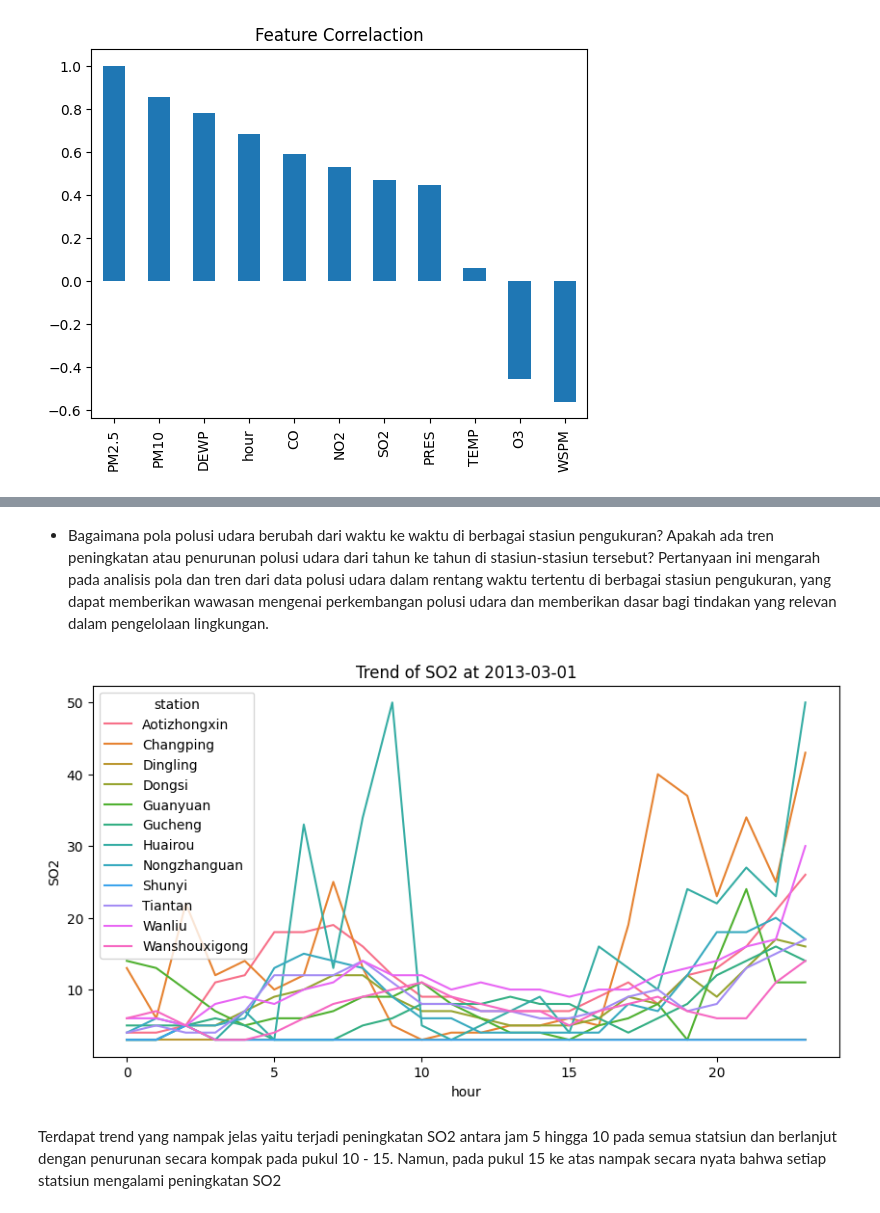
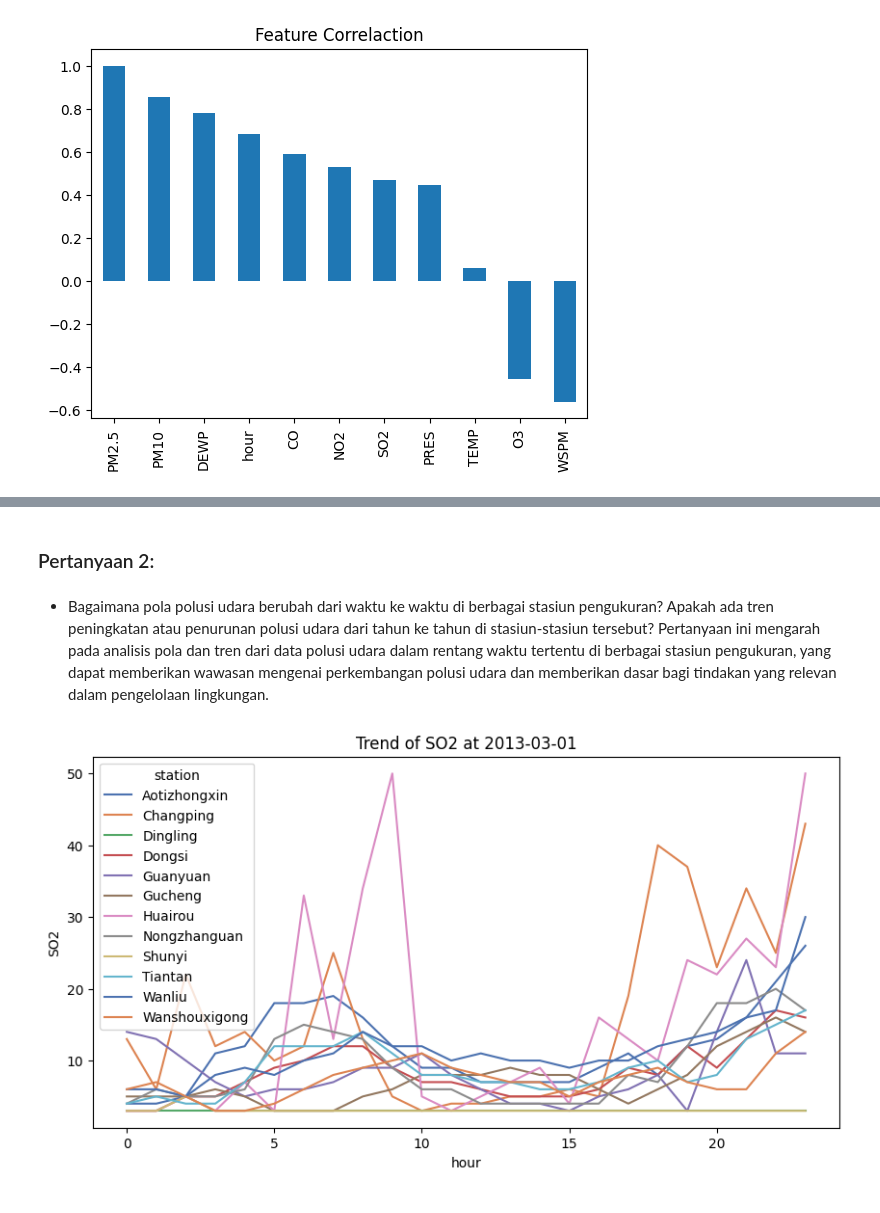
Before and after one commit to IvanSholana/Air-Quality-Dashboard, a Jupyter notebook: Proyek Analisis Data.ipynb, the cells around one changed output, grey strips where cells are left out. Cells and saved outputs as stored; diff of their text form; code cells hidden in the pictures.

```diff
--- a/Proyek Analisis Data.ipynb
+++ b/Proyek Analisis Data.ipynb
@@ -269,13 +328,13 @@ Berdasarkan analisis korelasi antara PM2.5 dengan variabel lain dalam DataFrame
+# %% [markdown]
+### Pertanyaan 2:
 # %% [markdown]
 - Bagaimana pola polusi udara berubah dari waktu ke waktu di berbagai stasiun pengukuran? Apakah ada tren peningkatan atau penurunan polusi udara dari tahun ke tahun di stasiun-stasiun tersebut? Pertanyaan ini mengarah pada analisis pola dan tren dari data polusi udara dalam rentang waktu tertentu di berbagai stasiun pengukuran, yang dapat memberikan wawasan mengenai perkembangan polusi udara dan memberikan dasar bagi tindakan yang relevan dalam pengelolaan lingkungan.
 # %%
 filtered_data = air_quality.loc[(air_quality['datetime'] =='2013-03-01')]
 
 plt.figure(figsize=(10,5))
 plt.title("Trend of SO2 at 2013-03-01")
-sns.lineplot(y=filtered_data['SO2'],x=filtered_data['hour'],hue=filtered_data['station'])
+sns.lineplot(y=filtered_data['SO2'],x=filtered_data['hour'],hue=filtered_data['station'],palette='deep')
 plt.show()
 # %% [output]
-[figure, old version]
+[figure, new version]
-# %% [markdown]
-Terdapat trend yang nampak jelas yaitu terjadi peningkatan SO2 antara jam 5 hingga 10 pada semua statsiun dan berlanjut dengan penurunan secara kompak pada pukul 10 - 15. Namun, pada pukul 15 ke atas nampak secara nyata bahwa setiap statsiun mengalami peningkatan SO2
```
Also changed, not shown: parts of 29 cells of this notebook, 1 other file.
